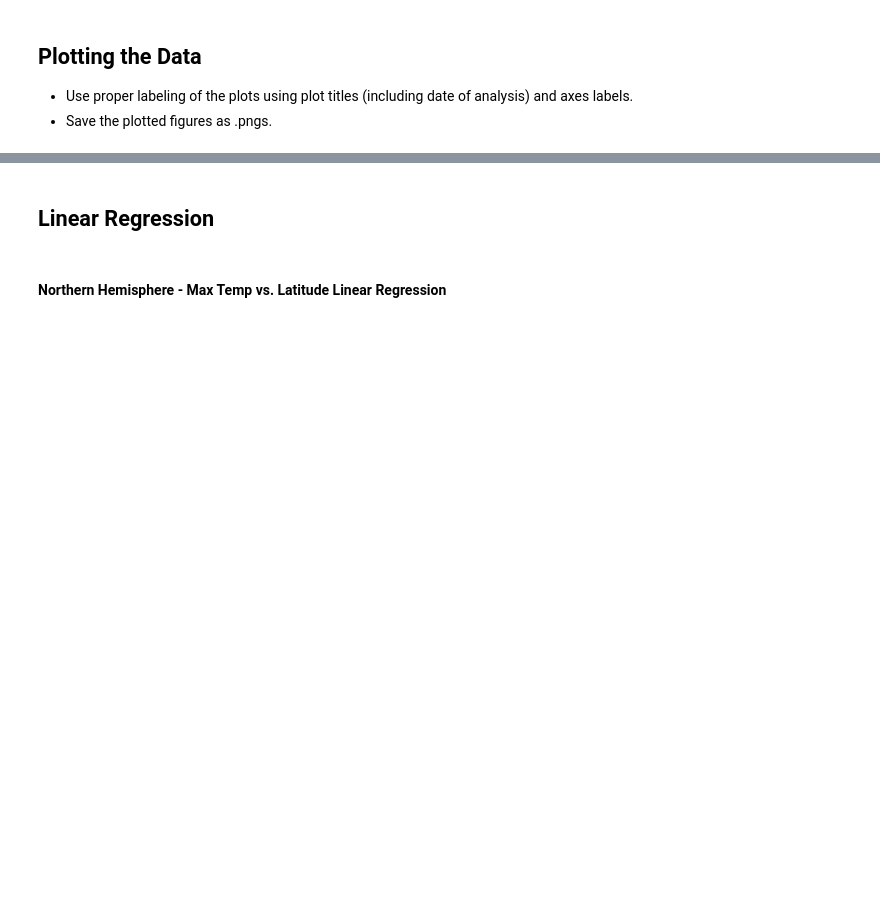
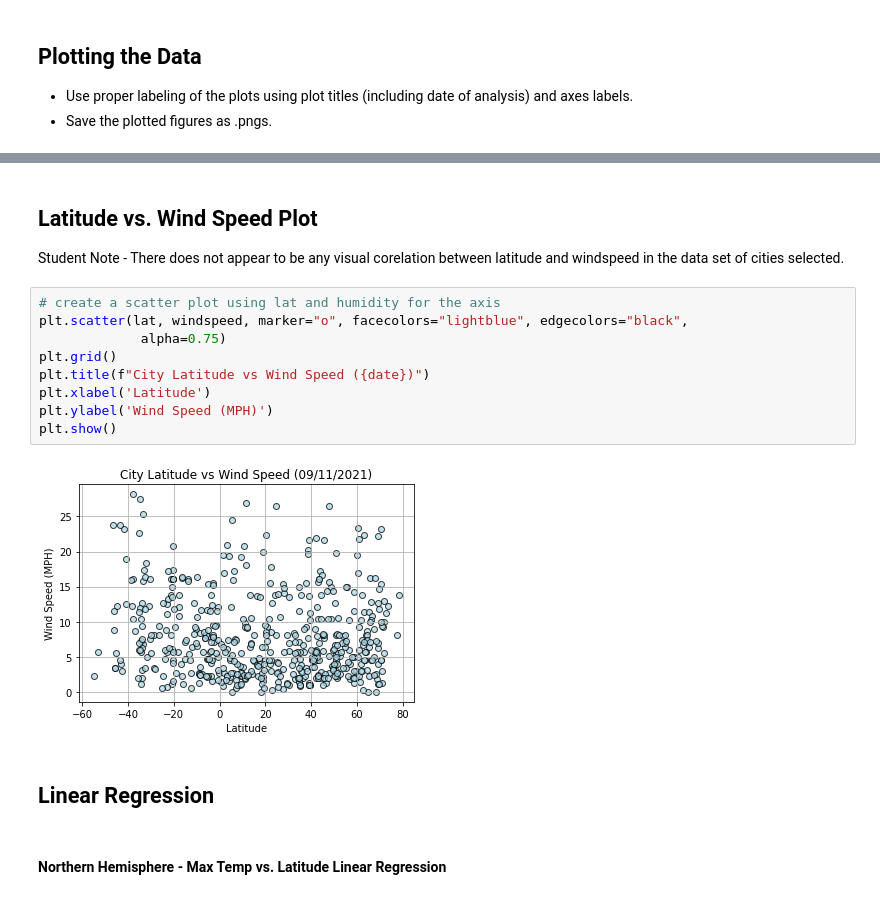
Before and after one commit to benjyms/python-api-challenge, a Jupyter notebook: WeatherPy/WeatherPy.ipynb, the cells around one changed output, grey strips where cells are left out. Saved outputs shown, nothing was run; the diff lists cells and outputs as text; blank space fills up the shorter version.

```diff
--- a/WeatherPy/WeatherPy.ipynb
+++ b/WeatherPy/WeatherPy.ipynb
@@ -332,3 +349,18 @@ Text(0, 0.5, 'Tempature')
+# %% [markdown]
+## Latitude vs. Wind Speed Plot
+
+Student Note - There does not appear to be any visual corelation between latitude and windspeed in the data set of cities selected.
+# %%
+# create a scatter plot using lat and humidity for the axis
+plt.scatter(lat, windspeed, marker="o", facecolors="lightblue", edgecolors="black",
+             alpha=0.75)
+plt.grid()
+plt.title(f"City Latitude vs Wind Speed ({date})")
+plt.xlabel('Latitude')
+plt.ylabel('Wind Speed (MPH)')
+plt.show()
+# %% [output]
+[figure, added]
 # %% [markdown]
 ## Linear Regression
 # %% [markdown]
```
Also changed, not shown: parts of 16 cells of this notebook.
